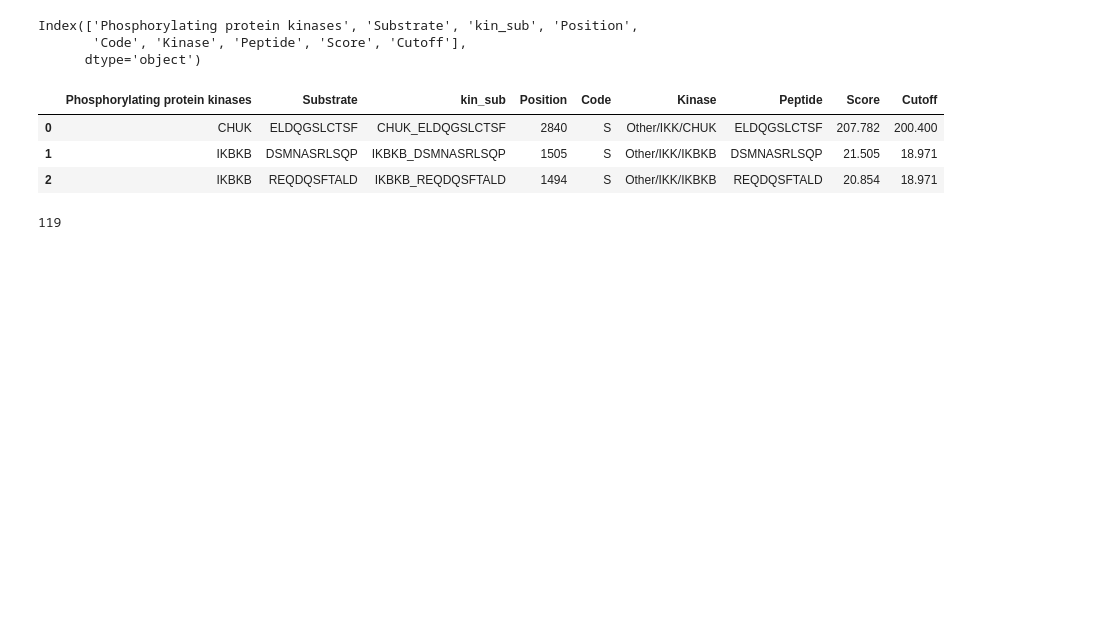
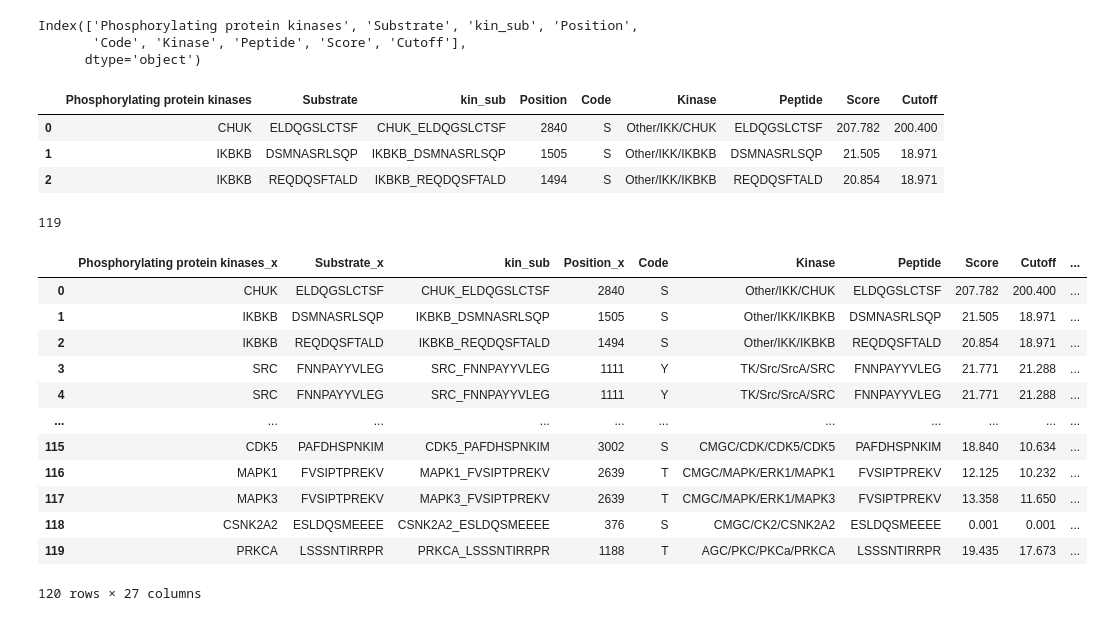
Before and after one commit to jeguring/2022_phosphorylaytion_prediction, a Jupyter notebook: EDA/220614_pp-pred_(networKIN&GPS&DEPOD비교)_v1.0_HB.ipynb, the cells around one changed output. Drawn from its saved outputs; the diff is of its cells as text; code cells hidden in the pictures; blank space fills up the shorter version.

Commit message:
commit gps networkin depod 비교

```diff
--- a/EDA/220614_pp-pred_(networKIN&GPS&DEPOD비교)_v1.0_HB.ipynb
+++ b/EDA/220614_pp-pred_(networKIN&GPS&DEPOD비교)_v1.0_HB.ipynb
@@ -255,0 +256,19 @@ depod_gps.to_csv("/home/hb/python/pp_pred/EDA/result_220614_pp-pred_(networKIN&G
+# %%
+depod_gps_networkin = pd.merge(depod_gps, depod_networkin, on = "kin_sub", how='inner')
+display(depod_gps_networkin)
+len(depod_gps_networkin)
+depod_gps_networkin.to_csv("/home/hb/python/pp_pred/EDA/result_220614_pp-pred_(networKIN&GPS&DEPOD비교)/depod_networkin_같은데이터.csv")
+# %% [output]
+|  | Phosphorylating protein kinases_x | Substrate_x | kin_sub | Position_x | Code | Kinase | Peptide | Score | Cutoff | ... |
+| 0 | CHUK | ELDQGSLCTSF | CHUK_ELDQGSLCTSF | 2840 | S | Other/IKK/CHUK | ELDQGSLCTSF | 207.782 | 200.400 | ... |
+| 1 | IKBKB | DSMNASRLSQP | IKBKB_DSMNASRLSQP | 1505 | S | Other/IKK/IKBKB | DSMNASRLSQP | 21.505 | 18.971 | ... |
+| 2 | IKBKB | REQDQSFTALD | IKBKB_REQDQSFTALD | 1494 | S | Other/IKK/IKBKB | REQDQSFTALD | 20.854 | 18.971 | ... |
+| 3 | SRC | FNNPAYYVLEG | SRC_FNNPAYYVLEG | 1111 | Y | TK/Src/SrcA/SRC | FNNPAYYVLEG | 21.771 | 21.288 | ... |
+| 4 | SRC | FNNPAYYVLEG | SRC_FNNPAYYVLEG | 1111 | Y | TK/Src/SrcA/SRC | FNNPAYYVLEG | 21.771 | 21.288 | ... |
+| ... | ... | ... | ... | ... | ... | ... | ... | ... | ... | ... |
+| 115 | CDK5 | PAFDHSPNKIM | CDK5_PAFDHSPNKIM | 3002 | S | CMGC/CDK/CDK5/CDK5 | PAFDHSPNKIM | 18.840 | 10.634 | ... |
+| 116 | MAPK1 | FVSIPTPREKV | MAPK1_FVSIPTPREKV | 2639 | T | CMGC/MAPK/ERK1/MAPK1 | FVSIPTPREKV | 12.125 | 10.232 | ... |
+| 117 | MAPK3 | FVSIPTPREKV | MAPK3_FVSIPTPREKV | 2639 | T | CMGC/MAPK/ERK1/MAPK3 | FVSIPTPREKV | 13.358 | 11.650 | ... |
+| 118 | CSNK2A2 | ESLDQSMEEEE | CSNK2A2_ESLDQSMEEEE | 376 | S | CMGC/CK2/CSNK2A2 | ESLDQSMEEEE | 0.001 | 0.001 | ... |
+| 119 | PRKCA | LSSSNTIRRPR | PRKCA_LSSSNTIRRPR | 1188 | T | AGC/PKC/PKCa/PRKCA | LSSSNTIRRPR | 19.435 | 17.673 | ... |
+120 rows × 27 columns
```
Also changed, not shown: parts of 1 cell of this notebook.
